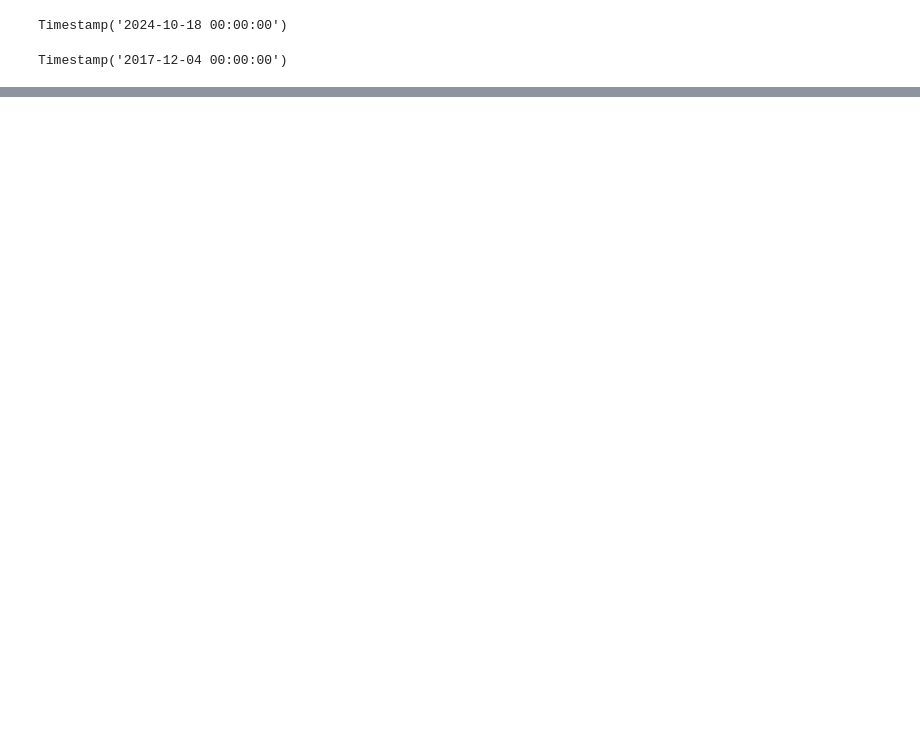
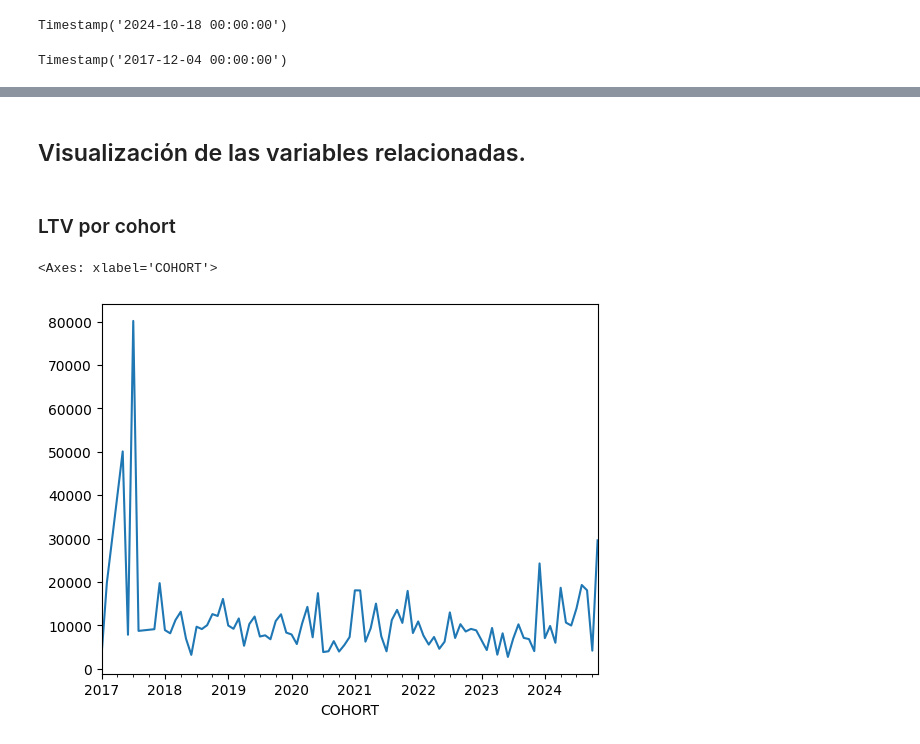
Before and after one commit to luisejdm/Analisis_de_datos_financieros_y_de_diseno_de_indicadores, a Jupyter notebook: Proyecto/Proyecto.ipynb, the cells around one changed output, grey strips where cells are left out. Drawn from its saved outputs; the diff is of its cells as text; code cells hidden in the pictures; blank space fills up the shorter version.

```diff
--- a/Proyecto/Proyecto.ipynb
+++ b/Proyecto/Proyecto.ipynb
@@ -245,0 +252,16 @@ cltv_24_months.sort_values('LTV_24_MESES', ascending=False).head(15)
+# %% [markdown]
+## Visualización de las variables relacionadas.
+# %% [markdown]
+### LTV por cohort
+# %%
+reparaciones_ltv = reparaciones.merge(cltv_24_months, on='CLIENTE', how='inner')
+reparaciones_cohort_m = reparaciones_ltv[['CLIENTE', 'COHORT', 'LTV_24_MESES']]
+reparaciones_cohort_m['COHORT'] = pd.to_datetime(reparaciones['COHORT'], errors='coerce').dt.to_period('M')
+reparaciones_cohort_m = reparaciones_cohort_m.drop_duplicates().reset_index(drop=True)
+reparaciones_cohort_m = reparaciones_cohort_m.sort_values('COHORT').dropna()
+
+#plt.figure(figsize=())
+reparaciones_cohort_m.groupby('COHORT')['LTV_24_MESES'].mean().plot()
+# %% [output]
+<Axes: xlabel='COHORT'>
+[figure, added]
```
Also changed, not shown: parts of 21 cells of this notebook, 3 other files.
